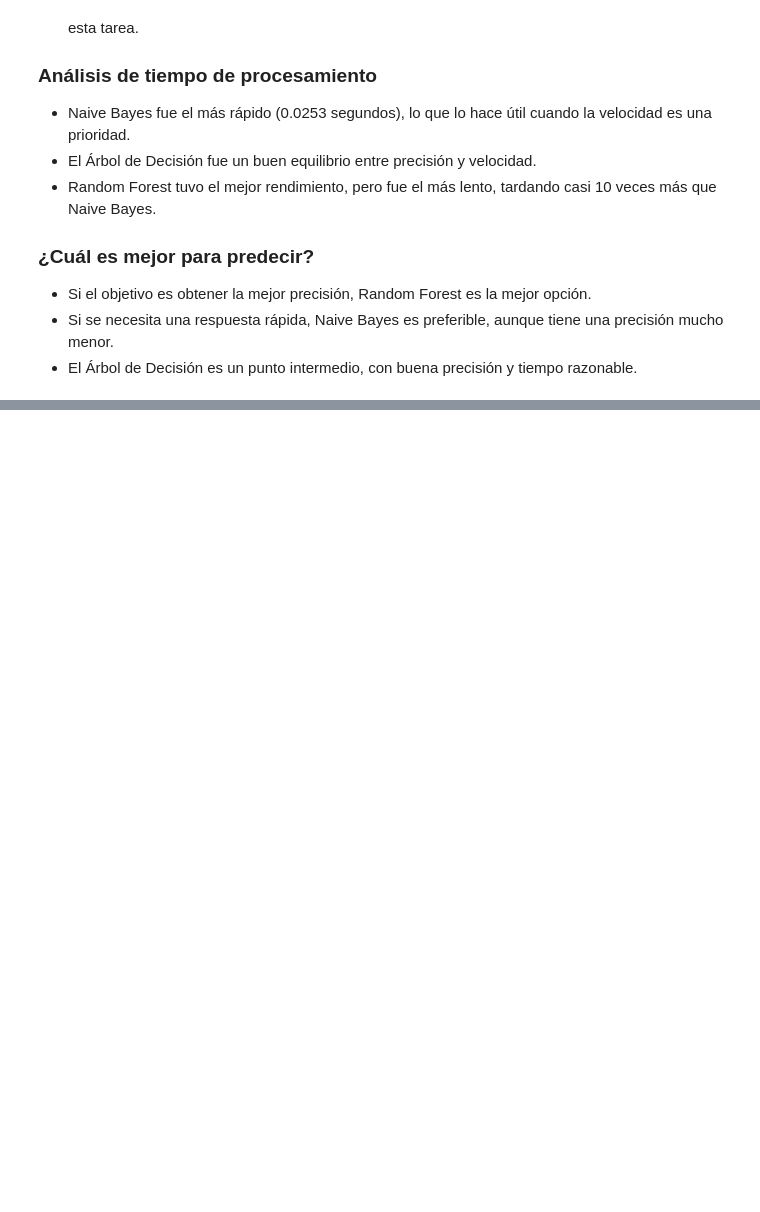
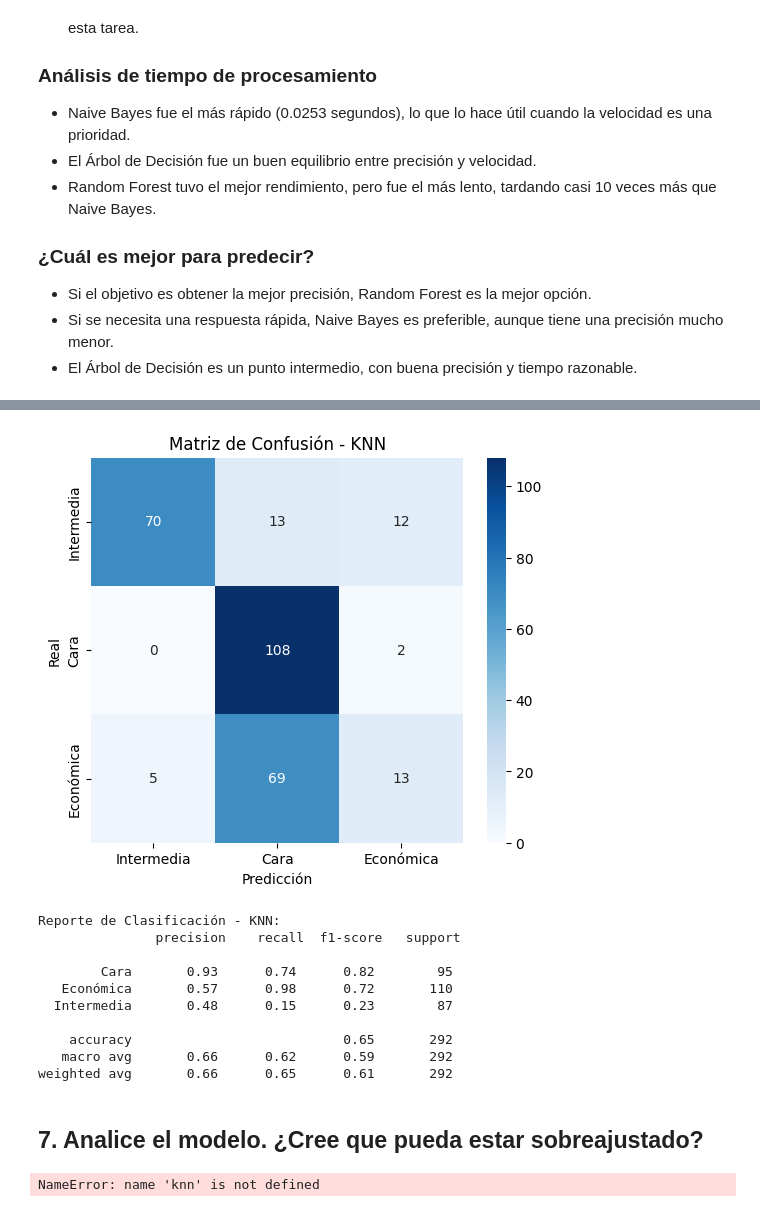
Before and after one commit to Sofiamishel2003/Modelo_Regresion_Lineal, a Jupyter notebook: Modelo_RegresionLineal.ipynb, the cells around one changed output, grey strips where cells are left out. Drawn from its saved outputs; the diff is of its cells as text; code cells hidden in the pictures; blank space fills up the shorter version.

```diff
--- a/Modelo_RegresionLineal.ipynb
+++ b/Modelo_RegresionLineal.ipynb
@@ -1698,0 +1703,37 @@ Random Forest: Precisión = 0.8425, Tiempo = 0.7998 segundos
+# %%
+# ---- Matriz de Confusión ----
+conf_matrix = confusion_matrix(y_test, y_pred)
+plt.figure(figsize=(6, 5))
+sns.heatmap(conf_matrix, annot=True, fmt='d', cmap='Blues', xticklabels=y_test.unique(), yticklabels=y_test.unique())
+plt.xlabel("Predicción")
+plt.ylabel("Real")
+plt.title("Matriz de Confusión - KNN")
+plt.show()
+
+# Reporte de clasificación
+print("Reporte de Clasificación - KNN:\n", classification_report(y_test, y_pred))
+# %% [output]
+[figure, added]
+Reporte de Clasificación - KNN:
+               precision    recall  f1-score   support
+
+        Cara       0.93      0.74      0.82        95
+   Económica       0.57      0.98      0.72       110
+  Intermedia       0.48      0.15      0.23        87
+
+    accuracy                           0.65       292
+   macro avg       0.66      0.62      0.59       292
+weighted avg       0.66      0.65      0.61       292
+# %% [markdown]
+## 7. Analice el modelo. ¿Cree que pueda estar sobreajustado?
+# %%
+# ---- Análisis de sobreajuste ----
+train_acc = accuracy_score(y_train, knn.predict(X_train_scaled))
+test_acc = accuracy_score(y_test, y_pred)
+print(f"Precisión en entrenamiento: {train_acc:.4f}")
+print(f"Precisión en prueba: {test_acc:.4f}")
+
+if train_acc > test_acc + 0.1:
+    print("⚠️ Posible sobreajuste: el modelo tiene mejor rendimiento en entrenamiento que en prueba.")
+# %% [output]
+NameError: name 'knn' is not defined
```
Also changed, not shown: parts of 10 cells of this notebook.
